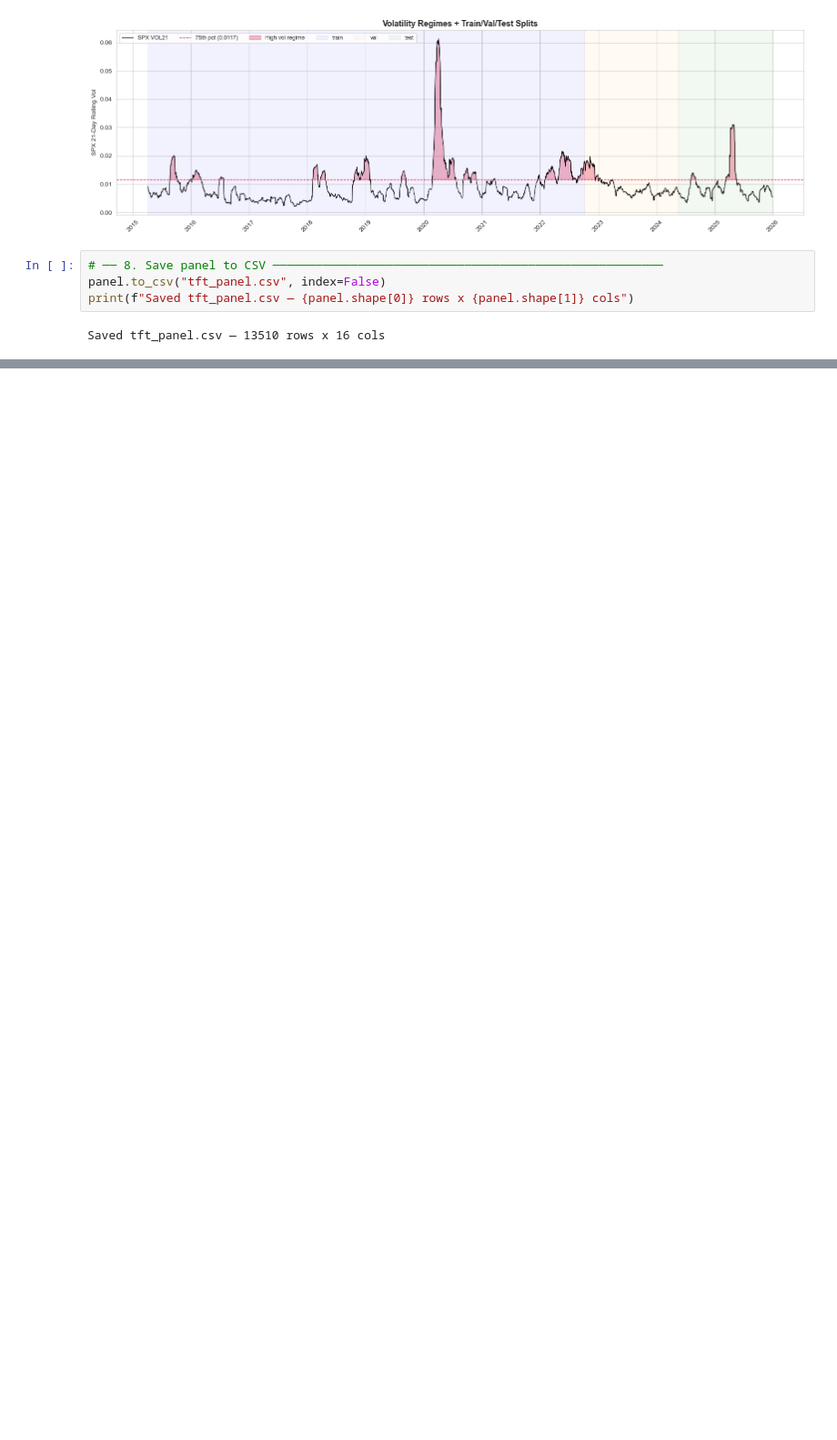
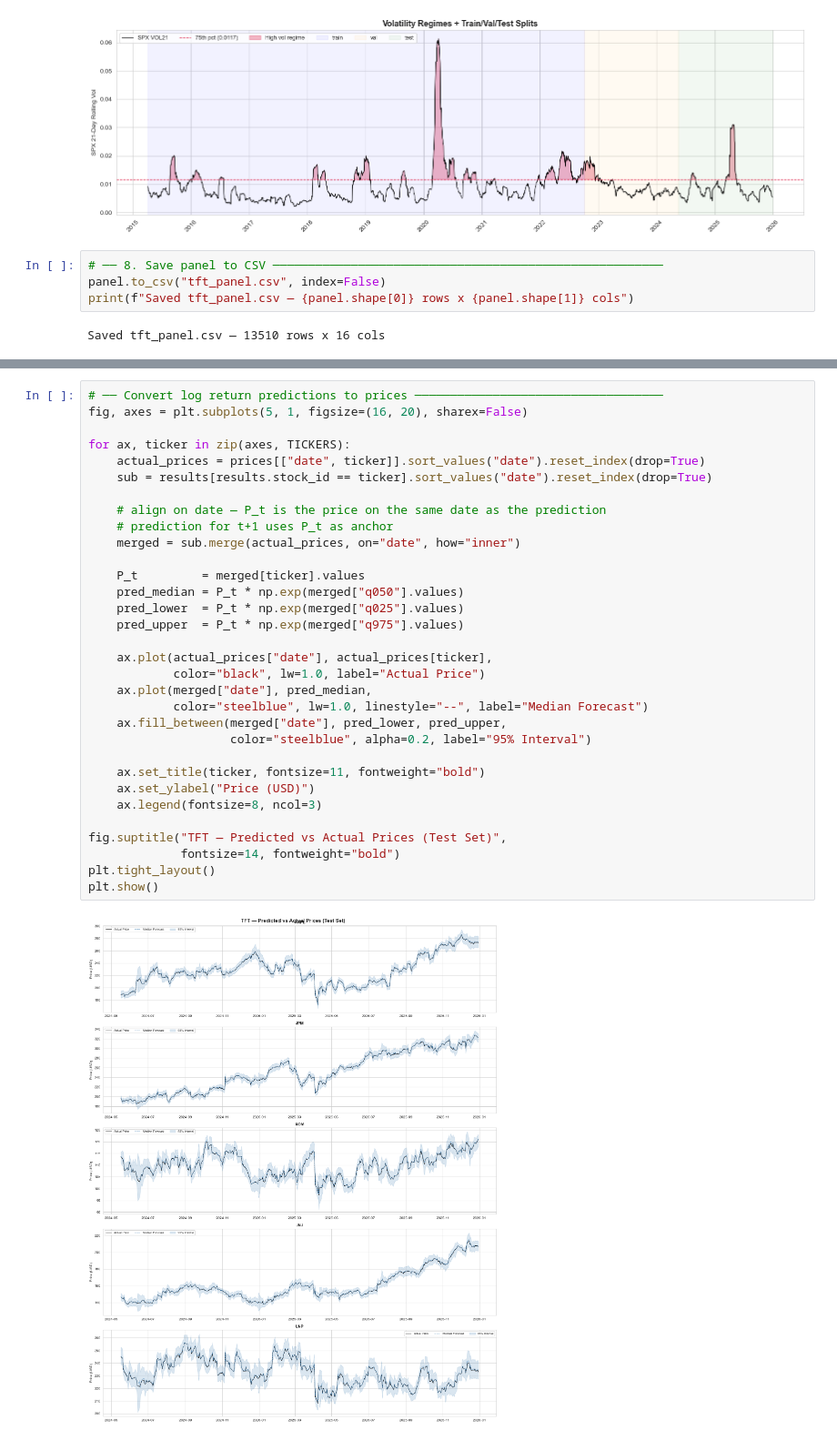
Before and after one commit to FbStatsQuant/Temporal-Fusion-Transformer, a Jupyter notebook: 1_TFT_5_Stocks.ipynb, the cells around one changed output, grey strips where cells are left out. Shown at 91% size. Drawn from its saved outputs; the diff is of its cells as text; blank space fills up the shorter version.

```diff
--- a/1_TFT_5_Stocks.ipynb
+++ b/1_TFT_5_Stocks.ipynb
@@ -450,0 +766,34 @@ Saved tft_panel.csv — 13510 rows x 16 cols
+# %%
+# ── Convert log return predictions to prices ───────────────────────────────────
+fig, axes = plt.subplots(5, 1, figsize=(16, 20), sharex=False)
+
+for ax, ticker in zip(axes, TICKERS):
+    actual_prices = prices[["date", ticker]].sort_values("date").reset_index(drop=True)
+    sub = results[results.stock_id == ticker].sort_values("date").reset_index(drop=True)
+
+    # align on date — P_t is the price on the same date as the prediction
+    # prediction for t+1 uses P_t as anchor
+    merged = sub.merge(actual_prices, on="date", how="inner")
+
+    P_t         = merged[ticker].values
+    pred_median = P_t * np.exp(merged["q050"].values)
+    pred_lower  = P_t * np.exp(merged["q025"].values)
+    pred_upper  = P_t * np.exp(merged["q975"].values)
+
+    ax.plot(actual_prices["date"], actual_prices[ticker],
+            color="black", lw=1.0, label="Actual Price")
+    ax.plot(merged["date"], pred_median,
+            color="steelblue", lw=1.0, linestyle="--", label="Median Forecast")
+    ax.fill_between(merged["date"], pred_lower, pred_upper,
+                    color="steelblue", alpha=0.2, label="95% Interval")
+
+    ax.set_title(ticker, fontsize=11, fontweight="bold")
+    ax.set_ylabel("Price (USD)")
+    ax.legend(fontsize=8, ncol=3)
+
+fig.suptitle("TFT — Predicted vs Actual Prices (Test Set)",
+             fontsize=14, fontweight="bold")
+plt.tight_layout()
+plt.show()
+# %% [output]
+[figure, added]
```
Also changed, not shown: parts of 17 cells of this notebook, 9 other files.
